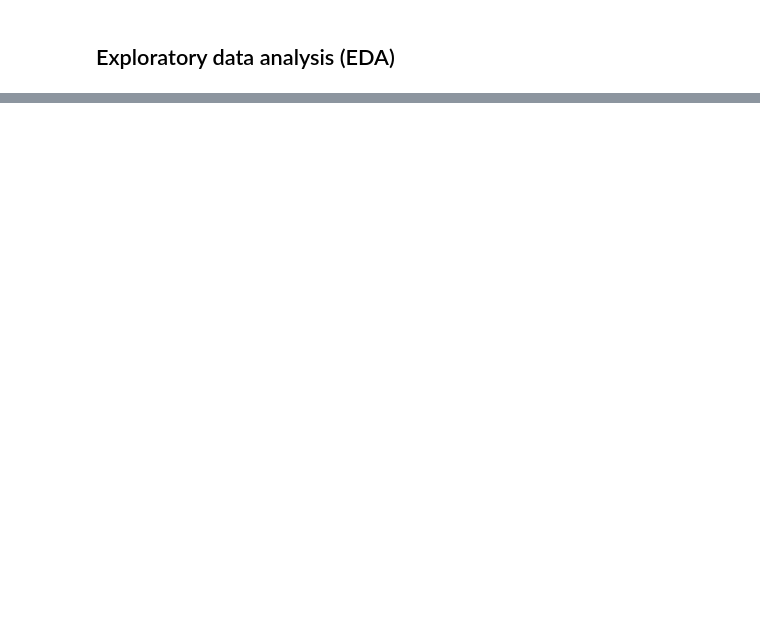
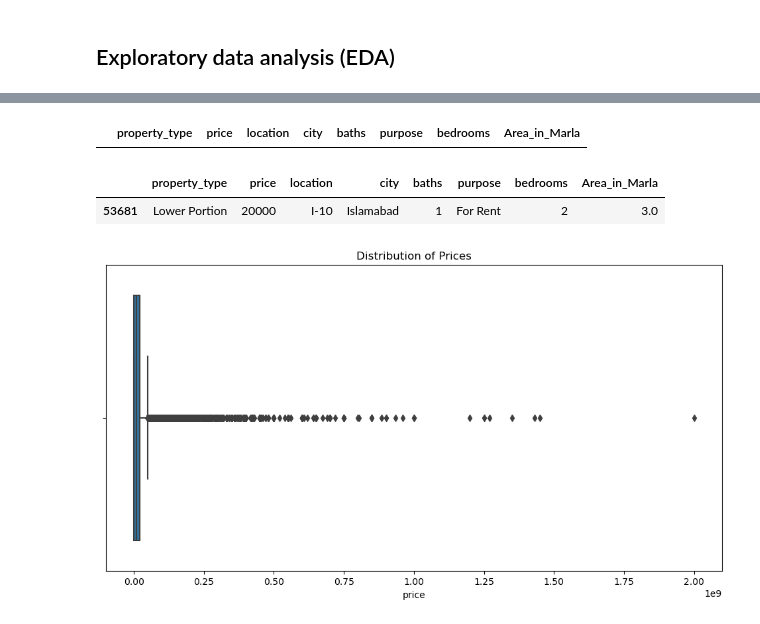
Before and after one commit to liviubalan/data-science-projects, a Jupyter notebook: kaggle/01-house-prices-2023/01-Kaggle House Prices 2023.ipynb, the cells around one changed output, grey strips where cells are left out. Cells and saved outputs as stored; diff of their text form; code cells hidden in the pictures; blank space fills up the shorter version.

```diff
--- a/kaggle/01-house-prices-2023/01-Kaggle House Prices 2023.ipynb
+++ b/kaggle/01-house-prices-2023/01-Kaggle House Prices 2023.ipynb
@@ -426,0 +504,3 @@ plt.show()
+# %%
+# TODO: lat, log plt pret pe harta
+df.drop(['province_name', 'latitude', 'longitude', 'date_added', 'agency', 'agent'], axis=1, inplace=True)
@@ -426,0 +531,8 @@ plt.show()
+# %%
+# 1. Ensure Column Order
+df = df[df2.columns]
+
+# 2. Data Alignment
+df_equals_df2 = df.equals(df2)
+print("Are df and df2 aligned?", df_equals_df2)
+# Conclusion: We have the same table head but some data differ
@@ -426,0 +630,13 @@ plt.show()
+# %%
+# df[df['price'] < 15500].sort_values('price', ascending=False)
+df1_select = df[df['price'] >44900000]
+# len(df1_select) # <15500: 1,908
+# len(df1_select) # >44900000: 15,393
+df2[df2.index.isin(df1_select.index)]
+# %% [output]
+|  | property_type | price | location | city | baths | purpose | bedrooms | Area_in_Marla |
+# %%
+df.loc[[53681]]
+# %% [output]
+|  | property_type | price | location | city | baths | purpose | bedrooms | Area_in_Marla |
+| 53681 | Lower Portion | 20000 | I-10 | Islamabad | 1 | For Rent | 2 | 3.0 |
@@ -426,0 +645,9 @@ plt.show()
+# %%
+# TODO: transformare preturi cu taiere zerouri, transformare in USD, normalizare, z-score
+# Visualize the distribution of the price column
+plt.figure(figsize=(12, 6))
+sns.boxplot(x=df['price'])
+plt.title('Distribution of Prices')
+plt.show()
+# %% [output]
+[figure, added]
```
Also changed, not shown: parts of 52 cells of this notebook, 1 other file.
